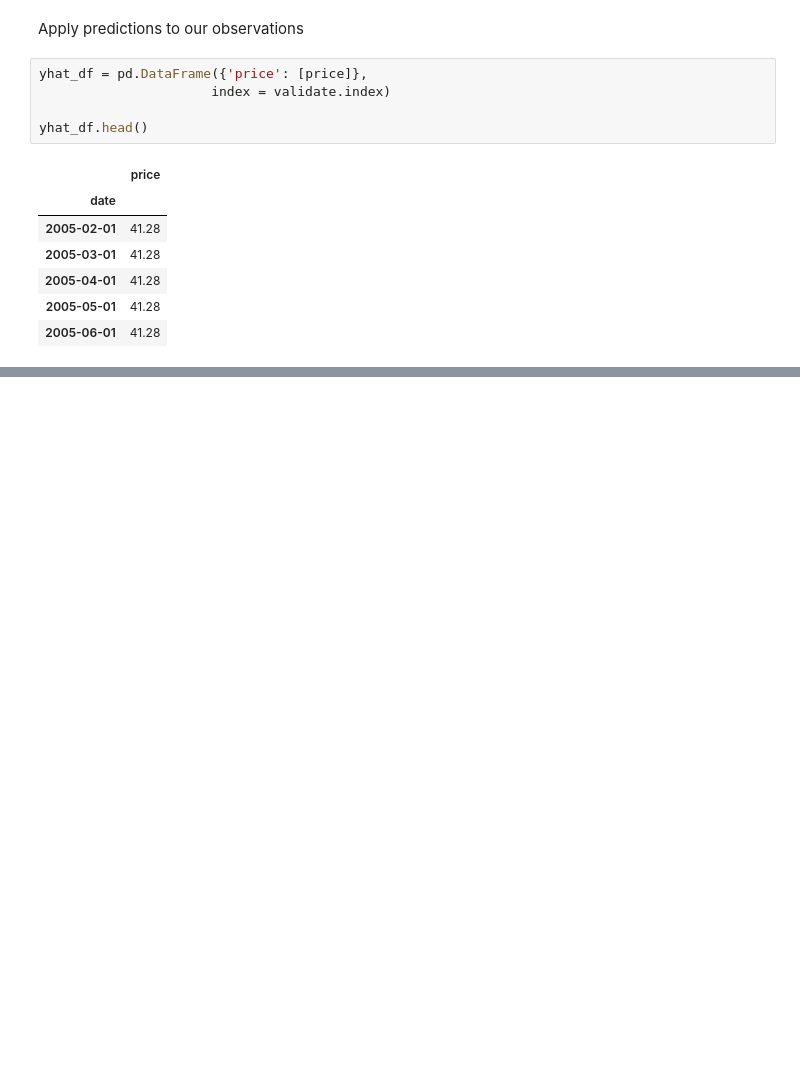
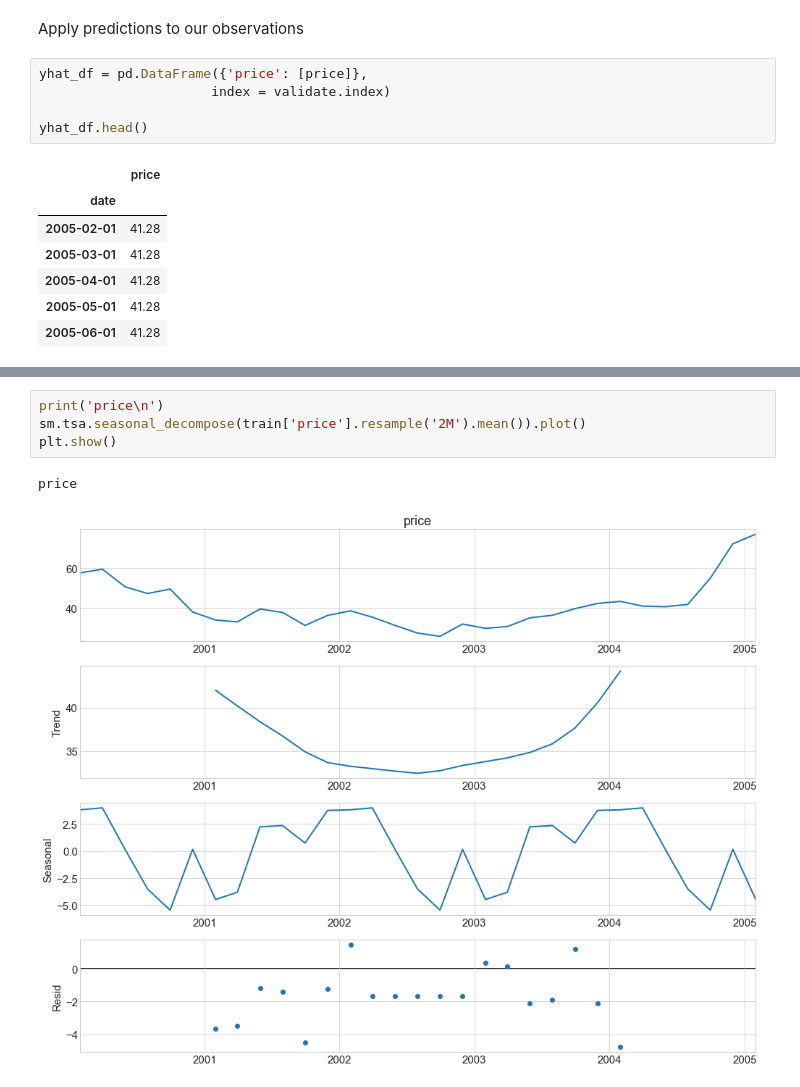
Before and after one commit to KwameTaylor/time-series-exercises, a Jupyter notebook: modeling-lesson-with-stock-data.ipynb, the cells around one changed output, grey strips where cells are left out. Cells and saved outputs as stored; diff of their text form; blank space fills up the shorter version.

```diff
--- a/modeling-lesson-with-stock-data.ipynb
+++ b/modeling-lesson-with-stock-data.ipynb
@@ -297,0 +445,7 @@ Now, let's plot and evaluate the performance of our time series model using **Si
+# %%
+print('price\n')
+sm.tsa.seasonal_decompose(train['price'].resample('2M').mean()).plot()
+plt.show()
+# %% [output]
+price
+[figure, added]
```
Also changed, not shown: parts of 34 cells of this notebook, 1 other file.
